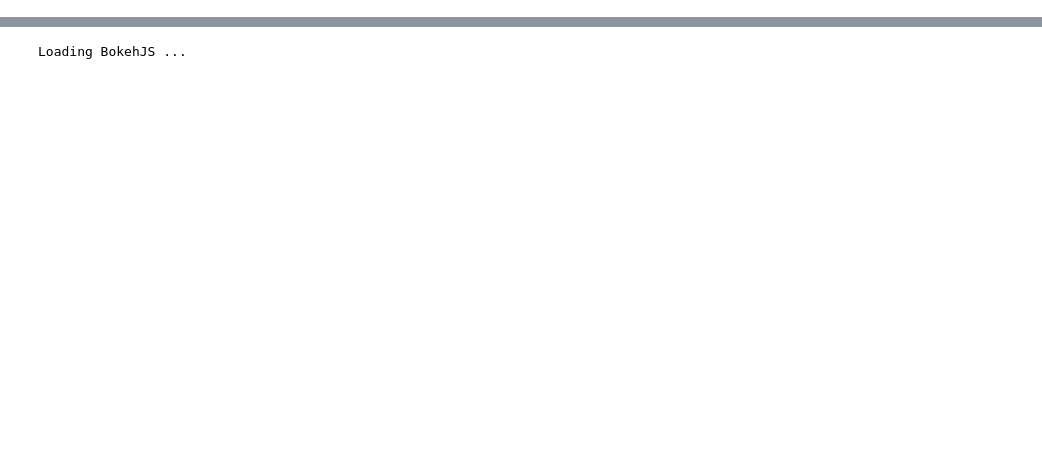
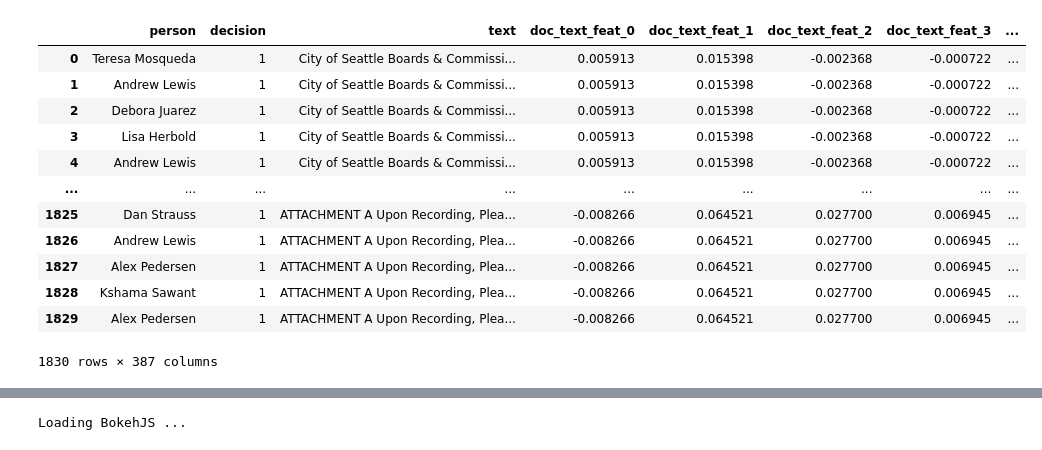
Before and after one commit to PugetSoundClinic-PIT/councils-in-action, a Jupyter notebook: voting-blocs.ipynb, the cells around one changed output, grey strips where cells are left out. Drawn from its saved outputs; the diff is of its cells as text; code cells hidden in the pictures; blank space fills up the shorter version.

```diff
--- a/voting-blocs.ipynb
+++ b/voting-blocs.ipynb
@@ -397 +161,50 @@ fake_df
+# %%
+votes_as_recordandas as pd
+
+# Get all votes that have a matter ref of the matter id
+votes = []
+votes_as_record = {}
+
+# Replace decision with integers
+decision_lut = {
+    "Approve": 1,
+    "Reject": -1,
+}
+
+for matter_id, vec_and_text in tqdm(reduced_matter_id_vec_lut.items()):
+    related_votes = list(db_models.Vote.collection.filter(
+        "matter_ref", "==", f"matter/{matter_id}"
+    ).fetch())
+    for vote in related_votes:
+        person_name = vote.person_ref.get().name
+        votes.append({
+            "person": person_name,
+            "decision": decision_lut.get(vote.decision, 0),
+            "text": vec_and_text["text"],
+            **{
+                f"doc_text_feat_{i}": val
+                for i, val in enumerate(vec_and_text["vec"].tolist())
+            },
+        })
+        if person_name not in votes_as_record:
+            votes_as_record[person_name] = {}
+
+        votes_as_record[person_name][matter_id] = decision_lut.get(vote.decision, 0)
+
+votes = pd.DataFrame(votes)
+votes
+# %% [output]
+|  | person | decision | text | doc_text_feat_0 | doc_text_feat_1 | doc_text_feat_2 | doc_text_feat_3 | ... |
+| 0 | Teresa Mosqueda | 1 | City of Seattle Boards & Commissi... | 0.005913 | 0.015398 | -0.002368 | -0.000722 | ... |
+| 1 | Andrew Lewis | 1 | City of Seattle Boards & Commissi... | 0.005913 | 0.015398 | -0.002368 | -0.000722 | ... |
+| 2 | Debora Juarez | 1 | City of Seattle Boards & Commissi... | 0.005913 | 0.015398 | -0.002368 | -0.000722 | ... |
+| 3 | Lisa Herbold | 1 | City of Seattle Boards & Commissi... | 0.005913 | 0.015398 | -0.002368 | -0.000722 | ... |
+| 4 | Andrew Lewis | 1 | City of Seattle Boards & Commissi... | 0.005913 | 0.015398 | -0.002368 | -0.000722 | ... |
+| ... | ... | ... | ... | ... | ... | ... | ... | ... |
+| 1825 | Dan Strauss | 1 | ATTACHMENT A Upon Recording, Plea... | -0.008266 | 0.064521 | 0.027700 | 0.006945 | ... |
+| 1826 | Andrew Lewis | 1 | ATTACHMENT A Upon Recording, Plea... | -0.008266 | 0.064521 | 0.027700 | 0.006945 | ... |
+| 1827 | Alex Pedersen | 1 | ATTACHMENT A Upon Recording, Plea... | -0.008266 | 0.064521 | 0.027700 | 0.006945 | ... |
+| 1828 | Kshama Sawant | 1 | ATTACHMENT A Upon Recording, Plea... | -0.008266 | 0.064521 | 0.027700 | 0.006945 | ... |
+| 1829 | Alex Pedersen | 1 | ATTACHMENT A Upon Recording, Plea... | -0.008266 | 0.064521 | 0.027700 | 0.006945 | ... |
+1830 rows × 387 columns
 # %%
```
Also changed, not shown: parts of 19 cells of this notebook.
